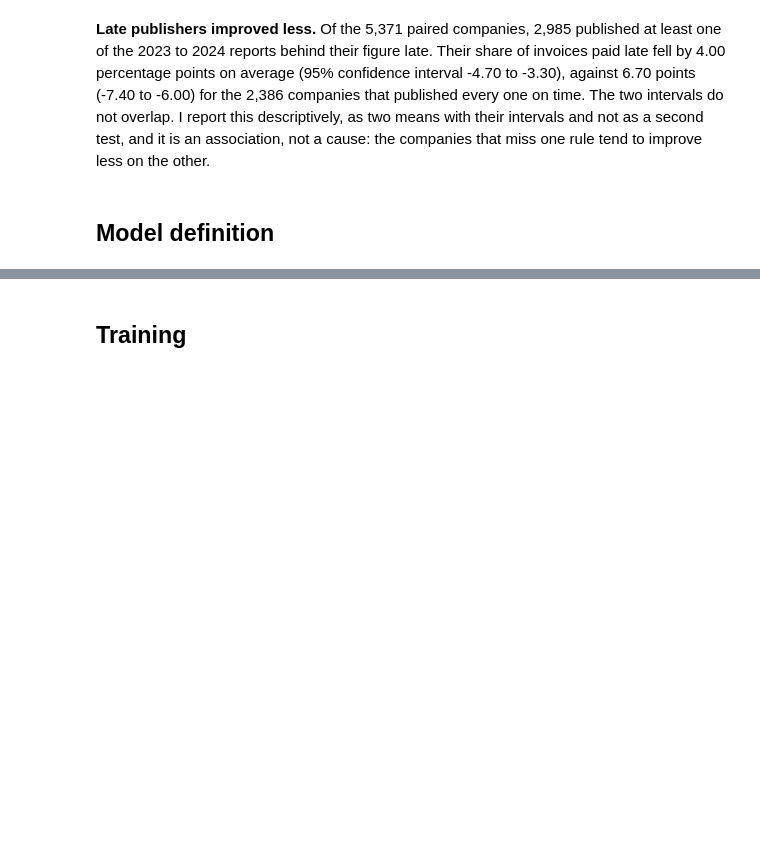
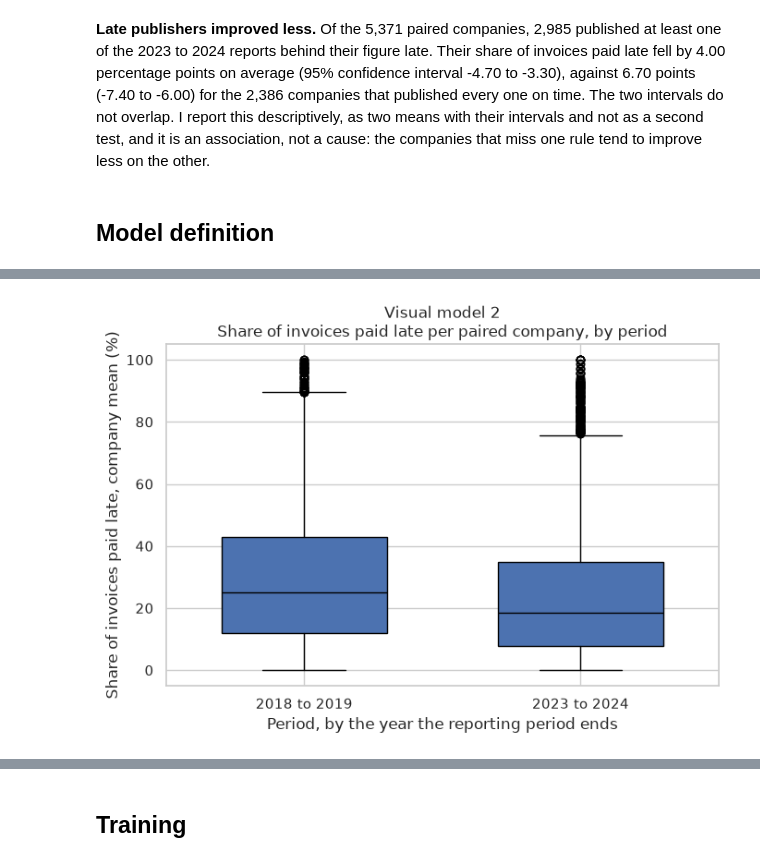
Before and after one commit to PaddyGilliland1/statistical-analysis-project, a Jupyter notebook: analysis.ipynb, the cells around one changed output, grey strips where cells are left out. Saved outputs shown, nothing was run; the diff lists cells and outputs as text; code cells hidden in the pictures; blank space fills up the shorter version.

```diff
--- a/analysis.ipynb
+++ b/analysis.ipynb
@@ -1410,0 +1650,4 @@ by_filing
+# %%
+period_names = list(PERIODS)
+spread = period_summary(paired, period_names)
+spread
@@ -1410,0 +1661,10 @@ by_filing
+# %%
+vm2 = plot_periods(
+    paired,
+    period_names,
+    "Visual model 2",
+    "Share of invoices paid late per paired company, by period",
+)
+plt.show()
+# %% [output]
+[figure, added]
```
Also changed, not shown: parts of 15 cells of this notebook.
